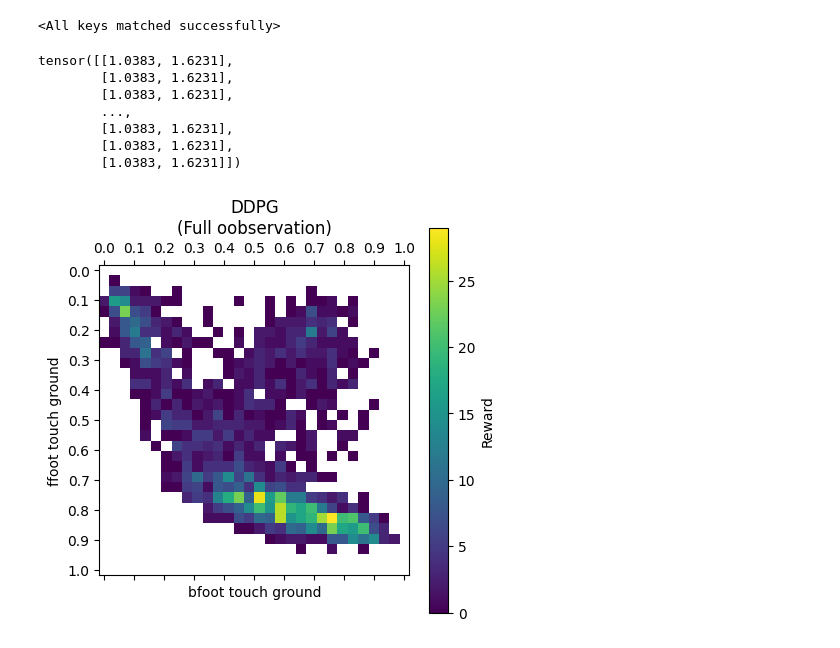
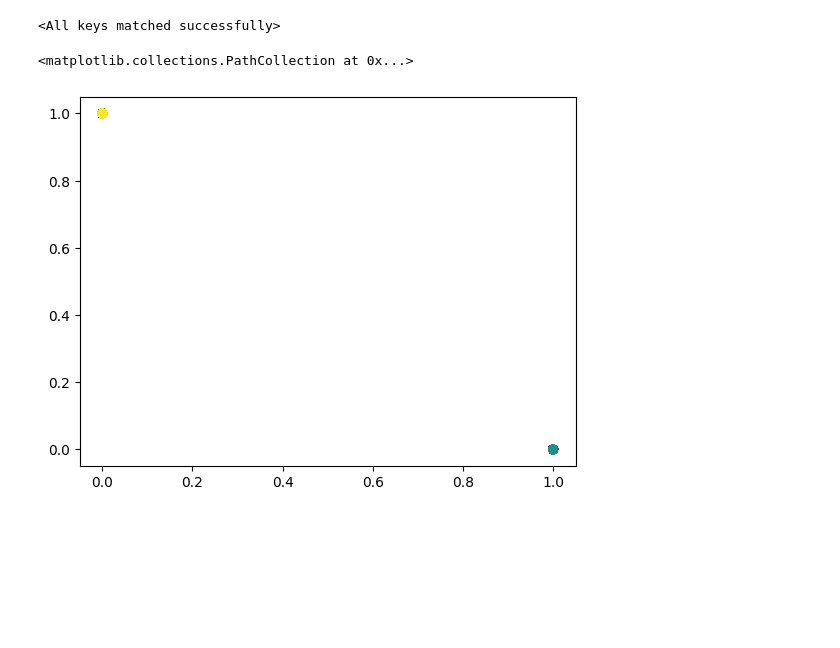
Before and after one commit to TheSun00000/QD-RL-Subspace, a Jupyter notebook: map_explorer.ipynb, the cells around one changed output. Cells and saved outputs as stored; diff of their text form; code cells hidden in the pictures; blank space fills up the shorter version.

```diff
--- a/map_explorer.ipynb
+++ b/map_explorer.ipynb
@@ -626,32 +741,41 @@ num_eval_envs = 2000
 eval_base_env = environments.create('halfcheetah_uni', episode_length=max_episode_steps)
 eval_env = TorchWrapper(eval_base_env, num_envs=num_eval_envs)
 # %%
-state = eval_env.reset()
+state = eval_env.reset(10)
 n_groups = eval_env.num_envs // env_per_group
 
 eval_state_descriptor = []
+eval_reward = []
 
 # u = torch.rand((eval_env.num_envs, 1), dtype=torch.float32, device=device) * 2 - 1
-u = torch.linspace(-1, -1, num_eval_envs, dtype=torch.float32, device=device).unsqueeze(-1)
+u = torch.linspace(-1, 1, num_eval_envs, dtype=torch.float32, device=device).unsqueeze(-1)
+# alpha, _, _, _ = mapper(u)
 alpha = mapper.predict(u)
+
 
 for s in tqdm(range(max_episode_steps)):
     state = state.to(device)
 
+    # print((state == state[0]).sum())
+    # print(torch.isclose(state, state[0]).sum())
+
     with torch.no_grad():
 
-        # alpha = torch.zeros((eval_env.num_envs, 2), dtype=torch.float32, device=device)
-        # alpha[:alpha.shape[0]//2, 0] = 1.
-        # alpha[alpha.shape[0]//2:, 1] = 1.
+        alpha = torch.zeros((eval_env.num_envs, 2), dtype=torch.float32, device=device)
+        alpha[:alpha.shape[0]//2, 0] = 1.
+        alpha[alpha.shape[0]//2:, 1] = 1.
         # alpha[..., :] = torch.tensor([1, 1.6])
 
         action = meta_agent(
             state,
             alpha.reshape(eval_env.num_envs, meta_agent.n_anchors)
         )
+        # print(torch.isclose(action, action[0]).sum())
+
 
     next_state, reward, done, info_dict = eval_env.step(post_process(action))
     eval_state_descriptor.append(info_dict['state_descriptor'].cpu().unsqueeze(0))
+    eval_reward.append(reward)
 
     state = next_state
 # eval_state_descriptor  = torch.concat(eval_state_descriptor, dim=0).mean(dim=1).tolist()
@@ -660,20 +784,12 @@ u = u.cpu().detach()
 alpha = alpha.cpu().detach()
 
 eval_state_descriptor = torch.concat(eval_state_descriptor, dim=0).mean(0)
+eval_reward = torch.stack(eval_reward).sum(dim=0)
+
 # eval_state_descriptor
-# %%
-alpha
-# %% [output]
-tensor([[1.0383, 1.6231],
-        [1.0383, 1.6231],
-        [1.0383, 1.6231],
-        ...,
-        [1.0383, 1.6231],
-        [1.0383, 1.6231],
-        [1.0383, 1.6231]])
 # %%
-# plt.scatter(eval_state_descriptor[:, 0], eval_state_descriptor[:, 1], c=u.reshape(-1), vmin=-1, vmax=1)
+alpha
+plt.scatter(alpha[:, 0], alpha[:, 1], c=u.reshape(-1), vmin=-1, vmax=1)
+# %% [output]
+<matplotlib.collections.PathCollection at 0x...>
+[figure, added]
-# %%
-plot_map_elite(eval_state_descriptor)
-# %% [output]
-[figure, removed]
```
Also changed, not shown: parts of 17 cells of this notebook, 2 other files.
